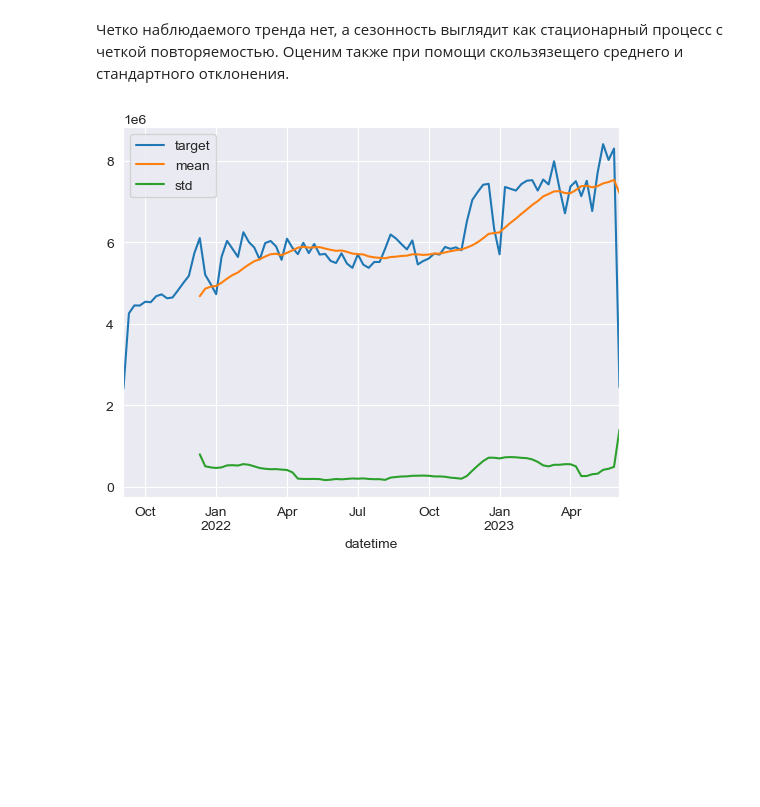
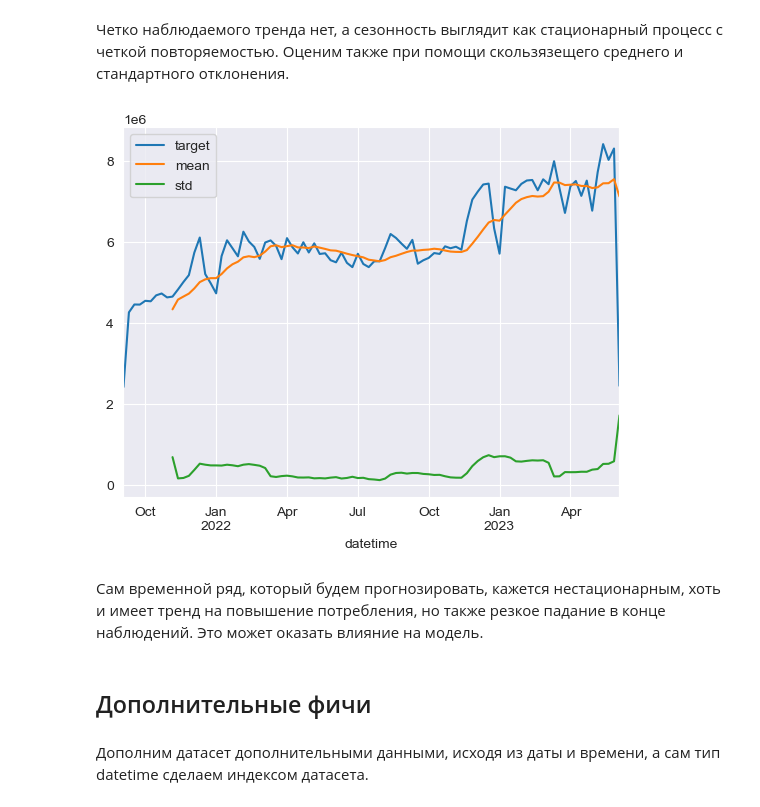
Before and after one commit to themjdex/energy-behavior-predictions, a Jupyter notebook: Enefit.ipynb, the cells around one changed output. Drawn from its saved outputs; the diff is of its cells as text; code cells hidden in the pictures; blank space fills up the shorter version.

```diff
--- a/Enefit.ipynb
+++ b/Enefit.ipynb
@@ -625,8 +629,8 @@ plt.tight_layout()
 # %% [markdown]
 Четко наблюдаемого тренда нет, а сезонность выглядит как стационарный процесс с четкой повторяемостью. Оценим также при помощи скользязещего среднего и стандартного отклонения.
 # %%
-date_and_target_re_1w['mean'] = date_and_target_re_1w['target'].rolling(15).mean()
-date_and_target_re_1w['std'] = date_and_target_re_1w['target'].rolling(15).std()
+date_and_target_re_1w['mean'] = date_and_target_re_1w['target'].rolling(10).mean()
+date_and_target_re_1w['std'] = date_and_target_re_1w['target'].rolling(10).std()
 date_and_target_re_1w.plot();
 # %% [output]
-[figure, old version]
+[figure, new version]
@@ -634,0 +637,6 @@ date_and_target_re_1w.plot();
+# %% [markdown]
+Сам временной ряд, который будем прогнозировать, кажется нестационарным, хоть и имеет тренд на повышение потребления, но также резкое падание в конце наблюдений. Это может оказать влияние на модель.
+# %% [markdown]
+## Дополнительные фичи
+# %% [markdown]
+Дополним датасет дополнительными данными, исходя из даты и времени, а сам тип datetime сделаем индексом датасета.
```
Also changed, not shown: parts of 11 cells of this notebook.
